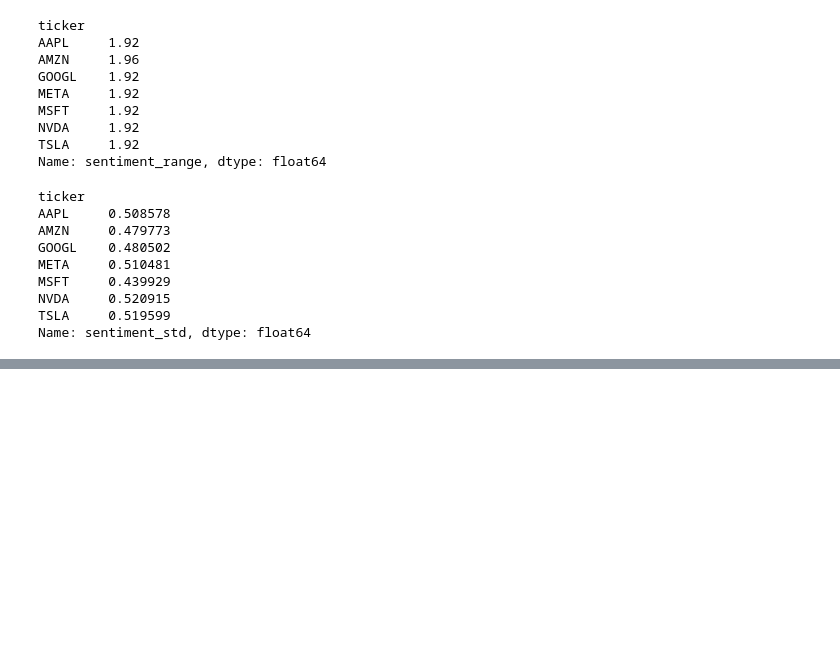
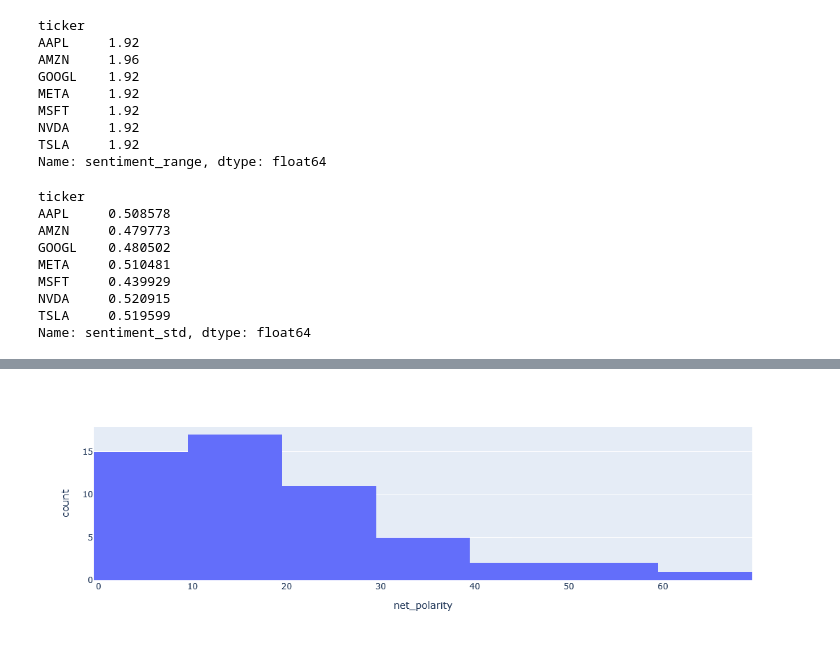
Before and after one commit to Trevor5008/market-sentiment-analysis, a Jupyter notebook: docs/eda/sprint_3/notebooks/Sentiment_Signal_Disagreement_Analysis.ipynb, the cells around one changed output, grey strips where cells are left out. Cells and saved outputs as stored; diff of their text form; code cells hidden in the pictures; blank space fills up the shorter version.

```diff
--- a/docs/eda/sprint_3/notebooks/Sentiment_Signal_Disagreement_Analysis.ipynb
+++ b/docs/eda/sprint_3/notebooks/Sentiment_Signal_Disagreement_Analysis.ipynb
@@ -89,3 +122,8 @@ diff
 |  | 2026-02-07 | 6 | 1 | 5 |
 |  | 2026-02-08 | 14 | 1 | 13 |
 |  | 2026-02-09 | 8 | 2 | 6 |
+# %%
+import plotly.express as px
+px.histogram(diff, x = "net_polarity")
+# %% [output]
+[figure, added]
```
Also changed, not shown: parts of 46 cells of this notebook, 3 other files.
